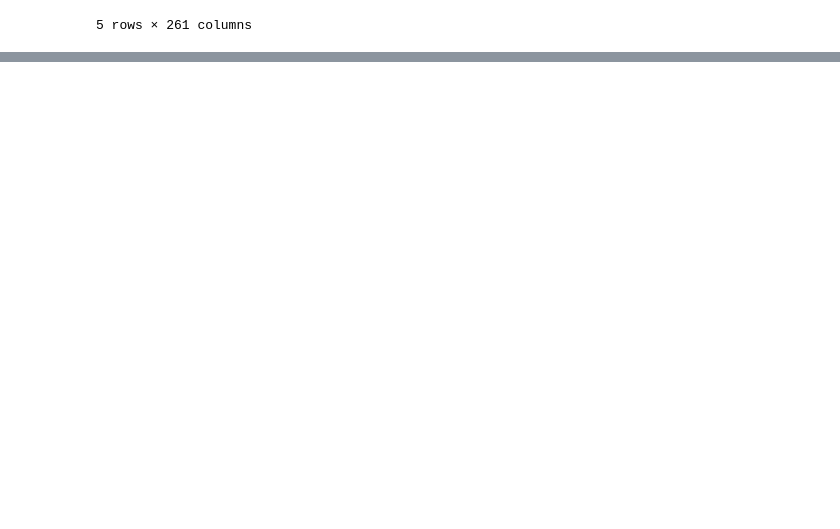
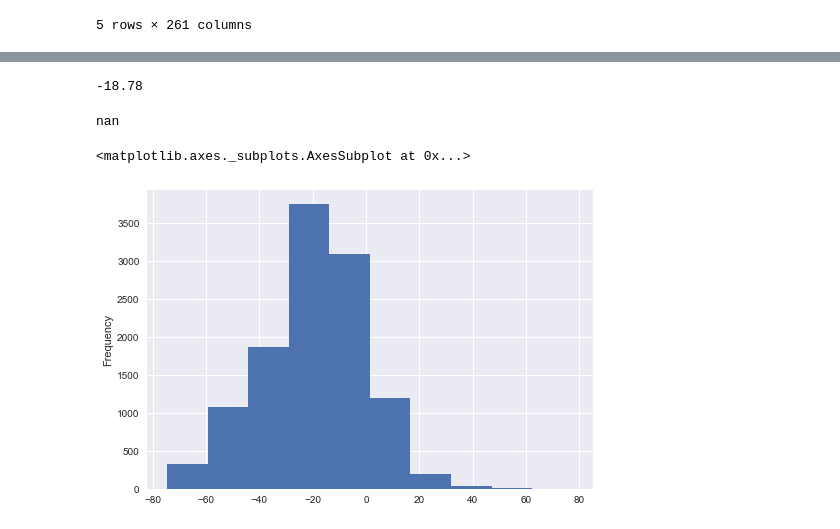
Before and after one commit to tiptonicedt/springboard, a Jupyter notebook: capstone_project_zillow/Zillow_Statistical_Inference.ipynb, the cells around one changed output, grey strips where cells are left out. Cells and saved outputs as stored; diff of their text form; code cells hidden in the pictures; blank space fills up the shorter version.

```diff
--- a/capstone_project_zillow/Zillow_Statistical_Inference.ipynb
+++ b/capstone_project_zillow/Zillow_Statistical_Inference.ipynb
@@ -250,0 +168,6 @@ Statistical Inference Tests:
+# %%
+h = homes2
+h['Percent_Dip'] = (h['2012-02'] / h['2006-07'] - 1) * 100
+h = h.sort_values('Percent_Dip')
+h = h.round(2)
+h.head()
@@ -250,0 +182,13 @@ Statistical Inference Tests:
+# %%
+h['Percent_Dip'].median()
+# %% [output]
+-18.78
+# %%
+np.percentile(h['Percent_Dip'], 75)
+# %% [output]
+nan
+# %%
+h['Percent_Dip'].plot(kind = 'hist', bins = 10)
+# %% [output]
+<matplotlib.axes._subplots.AxesSubplot at 0x...>
+[figure, added]
```
Also changed, not shown: parts of 61 cells of this notebook, 10 other files.
